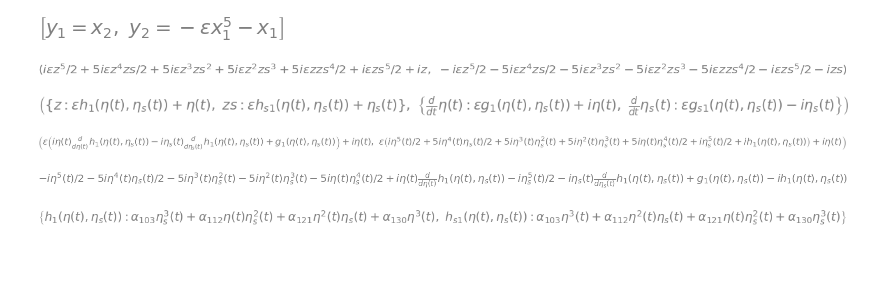
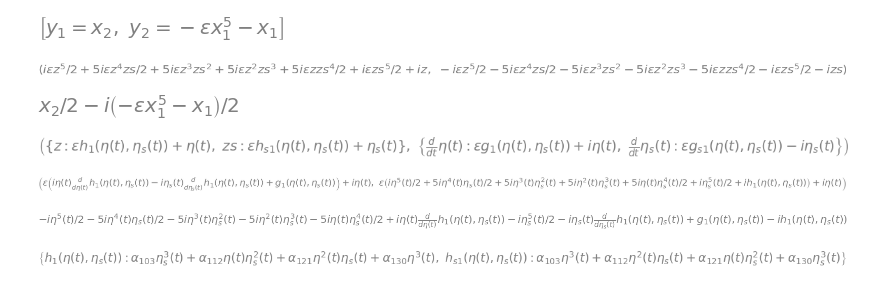
Before and after one commit to H4KC3R/Perturbation-theory, a Jupyter notebook: Лекция 05. Задание 2.ipynb, the cells around one changed output. Drawn from its saved outputs; the diff is of its cells as text; code cells hidden in the pictures; blank space fills up the shorter version.

```diff
--- a/Лекция 05. Задание 2.ipynb
+++ b/Лекция 05. Задание 2.ipynb
@@ -35,6 +59,10 @@ Subs_conjz={I:-I,zs:z,z:zs}
 eqz,eqz.subs(Subs_conjz,simultaneous=True)
 # %% [output]
 [figure]
+# %%
+Sol_cmplx[z].subs({x1:y1,x2:y2}).subs(subs_eq)
+# %% [output]
+[figure, added]
 # %%
 ## Произведем разложение до 1 порядка
 Nexp=1
```
Also changed, not shown: parts of 1 cell of this notebook, 2 other files.
